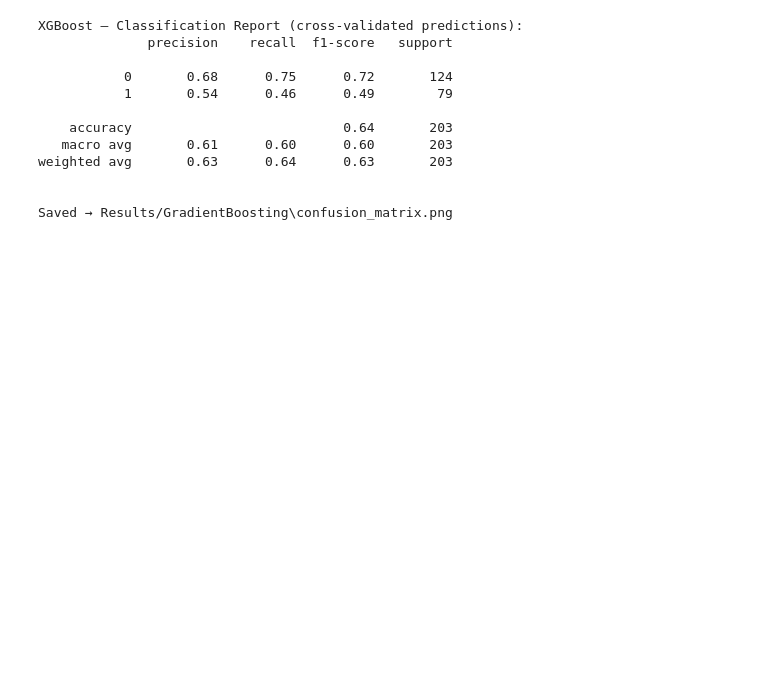
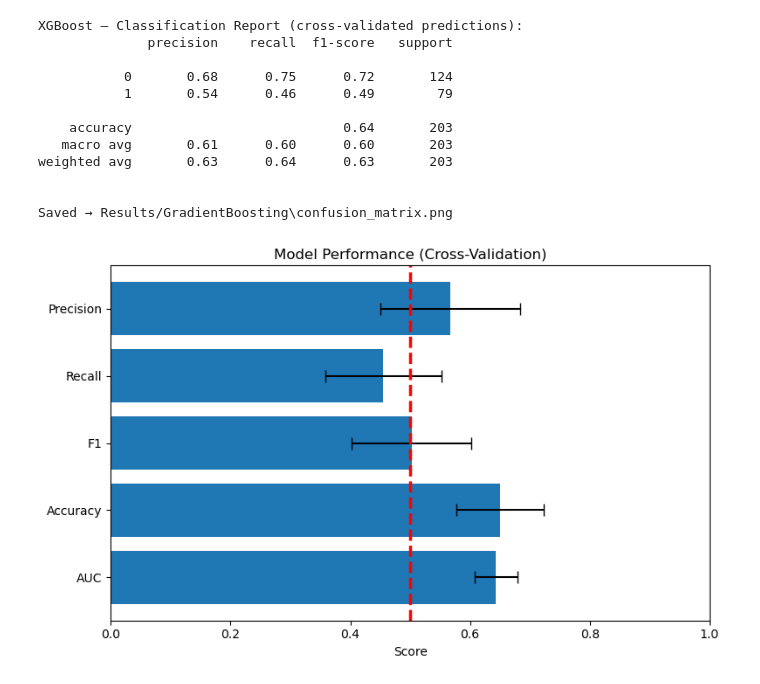
Before and after one commit to kstatham402/170A_Capstone_Project, a Jupyter notebook: notebooks/models/04_gradient_boosting.ipynb, the cells around one changed output. Saved outputs shown, nothing was run; the diff lists cells and outputs as text; code cells hidden in the pictures; blank space fills up the shorter version.

Commit message:
modified visuals

```diff
--- a/notebooks/models/04_gradient_boosting.ipynb
+++ b/notebooks/models/04_gradient_boosting.ipynb
@@ -337,3 +347,26 @@ weighted avg       0.63      0.64      0.63       203
 
 
 Saved → Results/GradientBoosting\confusion_matrix.png
+# %%
+import matplotlib.pyplot as plt
+import numpy as np
+
+metrics = ["AUC", "Accuracy", "F1", "Recall", "Precision"]
+means = [0.6433, 0.6500, 0.5025, 0.4550, 0.5667]
+stds  = [0.0360, 0.0728, 0.1000, 0.0967, 0.1169]
+
+y = np.arange(len(metrics))
+
+plt.figure(figsize=(8, 5))
+plt.barh(y, means, xerr=stds, capsize=5)
+
+plt.yticks(y, metrics)
+plt.xlabel("Score")
+plt.title("Model Performance (Cross-Validation)")
+plt.xlim(0, 1)
+plt.axvline(x=0.5, linestyle="--", linewidth=2.5, color="red")
+
+plt.tight_layout()
+plt.show()
+# %% [output]
+[figure, added]
```
Also changed, not shown: parts of 1 cell of this notebook.
